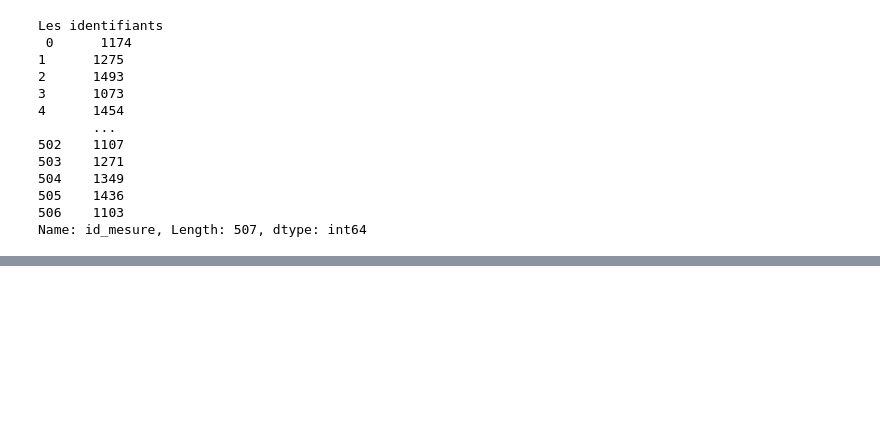
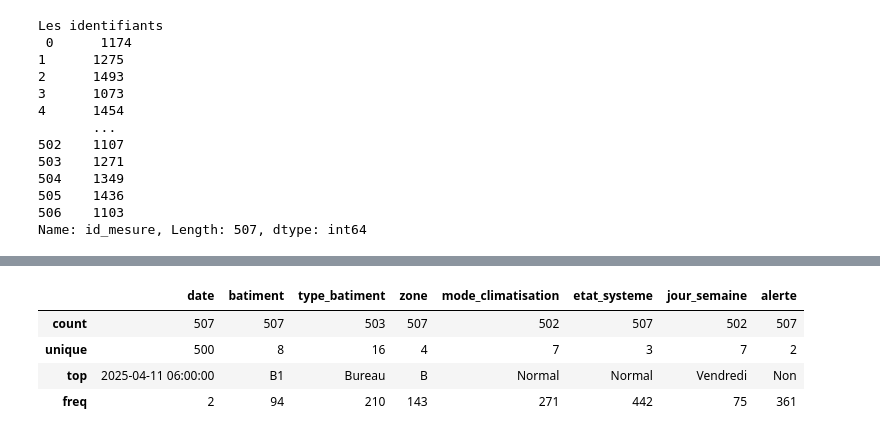
Before and after one commit to cheikhahmedtidiane/atelier_prepa_donnees_tab, a Jupyter notebook: atelier_prepa_donnees_tab/notebooks/atelier_prepa_donnees_tab.ipynb, the cells around one changed output, grey strips where cells are left out. Drawn from its saved outputs; the diff is of its cells as text; code cells hidden in the pictures; blank space fills up the shorter version.

```diff
--- a/atelier_prepa_donnees_tab/notebooks/atelier_prepa_donnees_tab.ipynb
+++ b/atelier_prepa_donnees_tab/notebooks/atelier_prepa_donnees_tab.ipynb
@@ -116,0 +154,9 @@ Name: id_mesure, Length: 507, dtype: int64
+# %%
+# Statistiques descriptives des variables catégorielles
+df.describe(include='object')
+# %% [output]
+|  | date | batiment | type_batiment | zone | mode_climatisation | etat_systeme | jour_semaine | alerte |
+| count | 507 | 507 | 503 | 507 | 502 | 507 | 502 | 507 |
+| unique | 500 | 8 | 16 | 4 | 7 | 3 | 7 | 2 |
+| top | 2025-04-11 06:00:00 | B1 | Bureau | B | Normal | Normal | Vendredi | Non |
+| freq | 2 | 94 | 210 | 143 | 271 | 442 | 75 | 361 |
```
Also changed, not shown: parts of 4 cells of this notebook.
